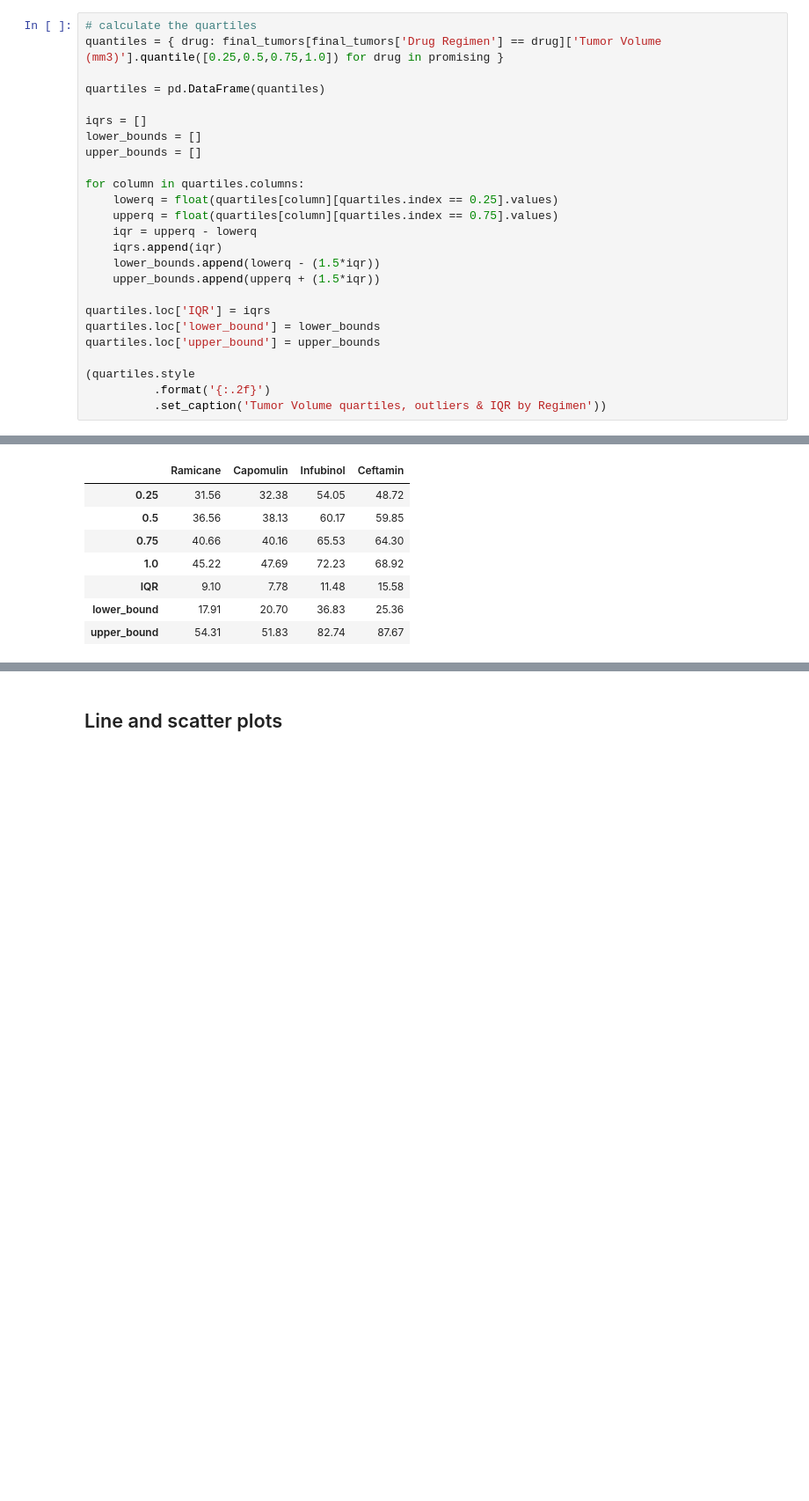
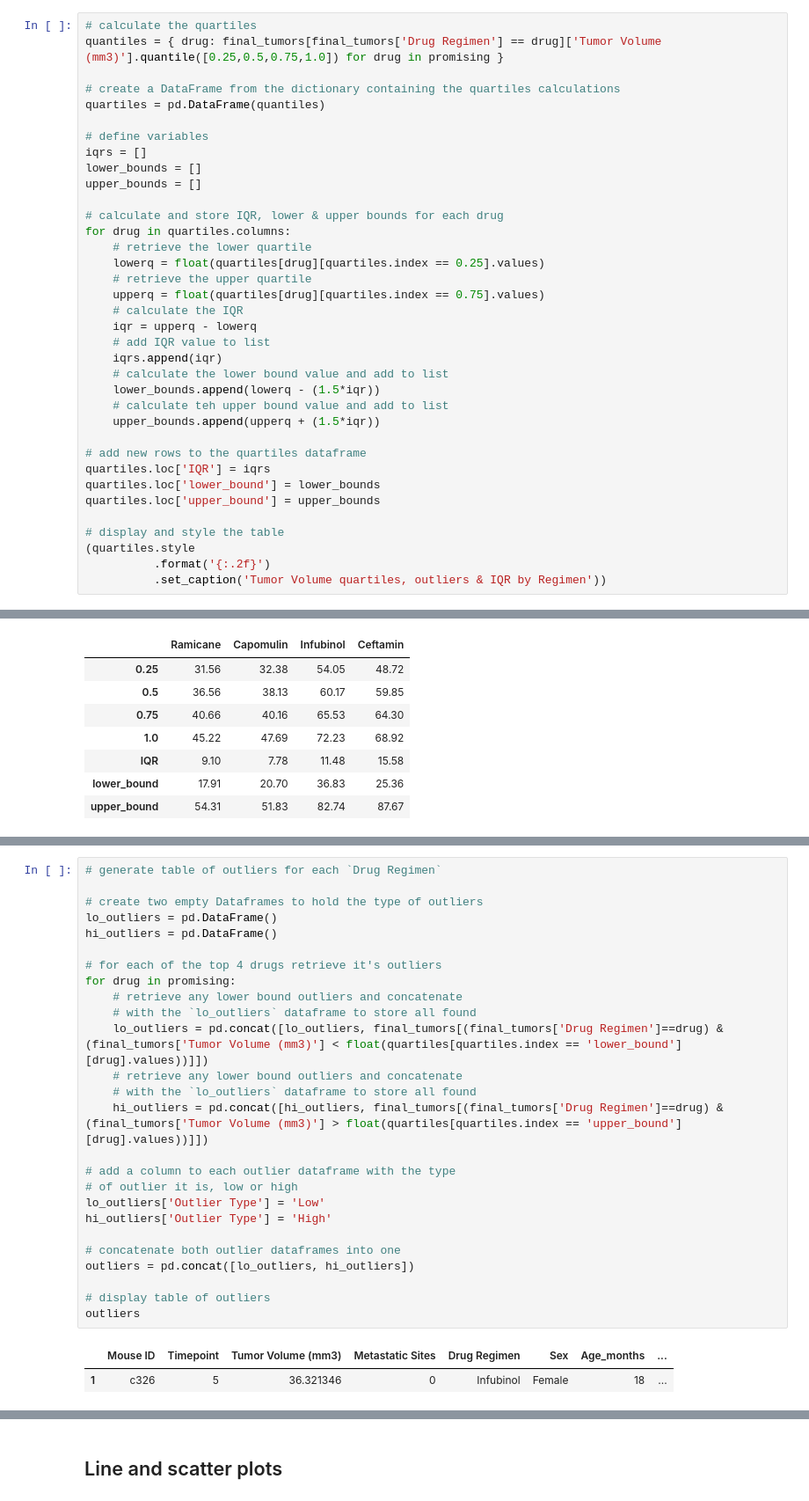
Before and after one commit to tomtav/matplotlib-challenge, a Jupyter notebook: main.ipynb, the cells around one changed output, grey strips where cells are left out. Shown: that part at 88% size. Cells and saved outputs as stored; diff of their text form; blank space fills up the shorter version.

```diff
--- a/main.ipynb
+++ b/main.ipynb
@@ -174,24 +186,35 @@ final_tumors = study.merge(temp_df, on=['Mouse ID', 'Drug Regimen', 'Timepoint']
 # calculate the quartiles
 quantiles = { drug: final_tumors[final_tumors['Drug Regimen'] == drug]['Tumor Volume (mm3)'].quantile([0.25,0.5,0.75,1.0]) for drug in promising }
 
+# create a DataFrame from the dictionary containing the quartiles calculations
 quartiles = pd.DataFrame(quantiles)
 
+# define variables
 iqrs = []
 lower_bounds = []
 upper_bounds = []
 
-for column in quartiles.columns:
-    lowerq = float(quartiles[column][quartiles.index == 0.25].values)
-    upperq = float(quartiles[column][quartiles.index == 0.75].values)
+# calculate and store IQR, lower & upper bounds for each drug
+for drug in quartiles.columns:
+    # retrieve the lower quartile
+    lowerq = float(quartiles[drug][quartiles.index == 0.25].values)
+    # retrieve the upper quartile
+    upperq = float(quartiles[drug][quartiles.index == 0.75].values)
+    # calculate the IQR
     iqr = upperq - lowerq
+    # add IQR value to list
     iqrs.append(iqr)
+    # calculate the lower bound value and add to list
     lower_bounds.append(lowerq - (1.5*iqr))
+    # calculate teh upper bound value and add to list
     upper_bounds.append(upperq + (1.5*iqr))
 
+# add new rows to the quartiles dataframe
 quartiles.loc['IQR'] = iqrs
 quartiles.loc['lower_bound'] = lower_bounds
 quartiles.loc['upper_bound'] = upper_bounds
 
+# display and style the table
 (quartiles.style
           .format('{:.2f}')
           .set_caption('Tumor Volume quartiles, outliers & IQR by Regimen'))
@@ -214,3 +231,32 @@ for drug in promising:
+# %%
+# generate table of outliers for each `Drug Regimen`
+
+# create two empty Dataframes to hold the type of outliers
+lo_outliers = pd.DataFrame()
+hi_outliers = pd.DataFrame()
+
+# for each of the top 4 drugs retrieve it's outliers
+for drug in promising:
+    # retrieve any lower bound outliers and concatenate
+    # with the `lo_outliers` dataframe to store all found
+    lo_outliers = pd.concat([lo_outliers, final_tumors[(final_tumors['Drug Regimen']==drug) & (final_tumors['Tumor Volume (mm3)'] < float(quartiles[quartiles.index == 'lower_bound'][drug].values))]])
+    # retrieve any lower bound outliers and concatenate
+    # with the `lo_outliers` dataframe to store all found
+    hi_outliers = pd.concat([hi_outliers, final_tumors[(final_tumors['Drug Regimen']==drug) & (final_tumors['Tumor Volume (mm3)'] > float(quartiles[quartiles.index == 'upper_bound'][drug].values))]])
+
+# add a column to each outlier dataframe with the type
+# of outlier it is, low or high
+lo_outliers['Outlier Type'] = 'Low'
+hi_outliers['Outlier Type'] = 'High'
+
+# concatenate both outlier dataframes into one
+outliers = pd.concat([lo_outliers, hi_outliers])
+
+# display table of outliers
+outliers
+# %% [output]
+|  | Mouse ID | Timepoint | Tumor Volume (mm3) | Metastatic Sites | Drug Regimen | Sex | Age_months | ... |
+| 1 | c326 | 5 | 36.321346 | 0 | Infubinol | Female | 18 | ... |
 # %%
 # Generate a box plot of the final tumor volume of each mouse across four regimens of interest
 
```
Also changed, not shown: parts of 20 cells of this notebook.
